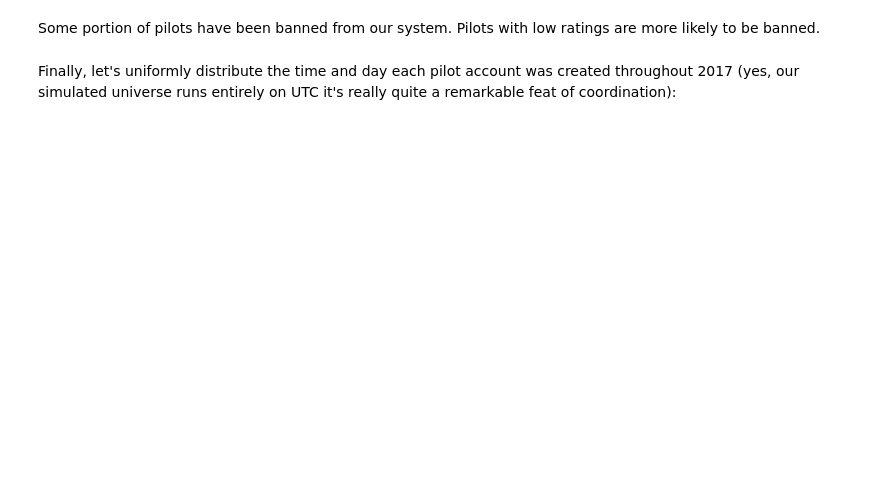
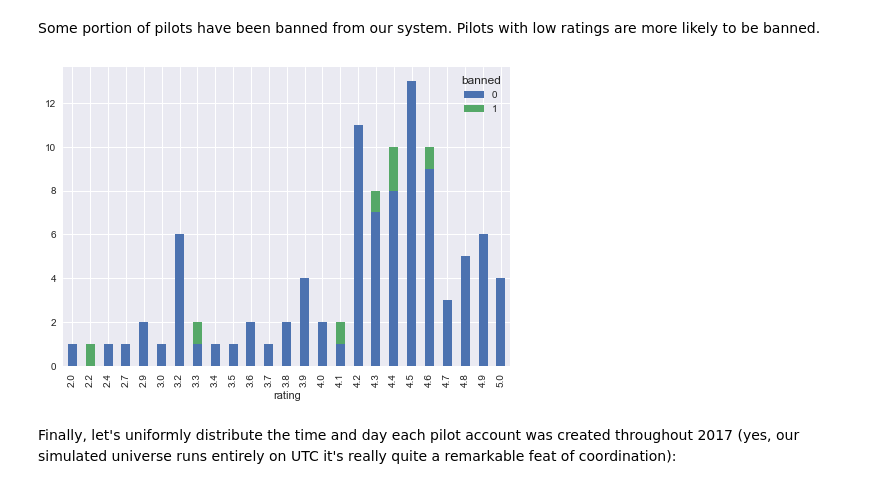
Before and after one commit to theianchan/data-notebooks, a Jupyter notebook: marketplace-data-generation.ipynb, the cells around one changed output. Saved outputs shown, nothing was run; the diff lists cells and outputs as text; code cells hidden in the pictures; blank space fills up the shorter version.

Commit message:
Updated marketplace data generation with subplot charts

```diff
--- a/marketplace-data-generation.ipynb
+++ b/marketplace-data-generation.ipynb
@@ -125,6 +126,13 @@ pilots_blw_50th_pct = (df_pilots["rating"] < pilot_pct_50)
 df_pilots.loc[pilots_abv_75th_pct, "banned"] = np.random.choice([1, 0], size=25, p=[0.05, 0.95])
 df_pilots.loc[pilots_abv_50th_pct, "banned"] = np.random.choice([1, 0], size=25, p=[0.10, 0.90])
 df_pilots.loc[pilots_blw_50th_pct, "banned"] = np.random.choice([1, 0], size=50, p=[0.15, 0.85])
+# %%
+_ = pd.crosstab(
+    index=np.round(df_pilots["rating"], 1),
+    columns=df_pilots["banned"]
+).plot.bar(stacked=True)
+# %% [output]
+[figure, added]
 # %% [markdown]
 Finally, let's uniformly distribute the time and day each pilot account was created throughout 2017 (yes, our simulated universe runs entirely on UTC it's really quite a remarkable feat of coordination):
 # %%
```
Also changed, not shown: parts of 40 cells of this notebook, 1 other file.
